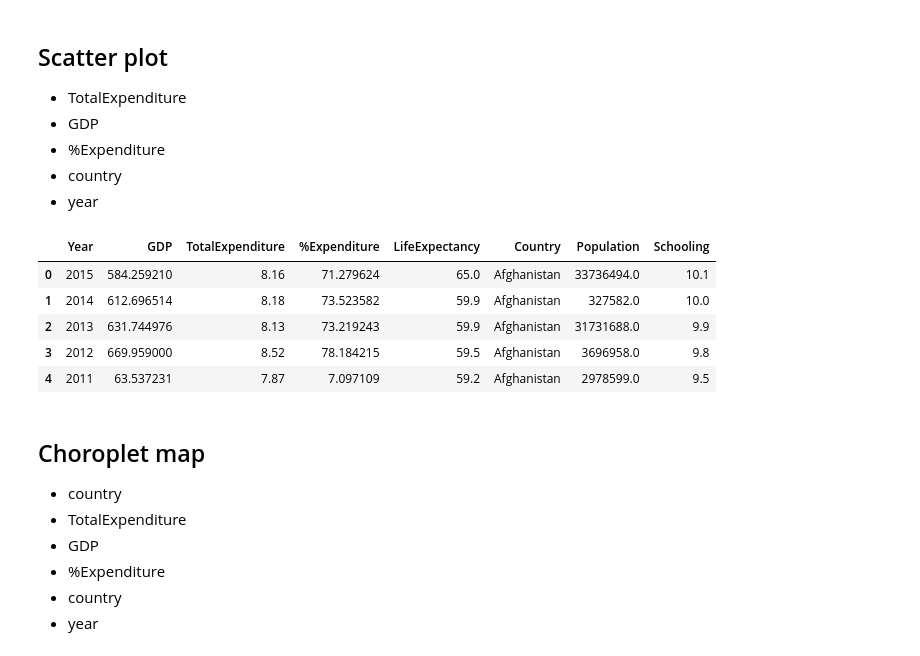
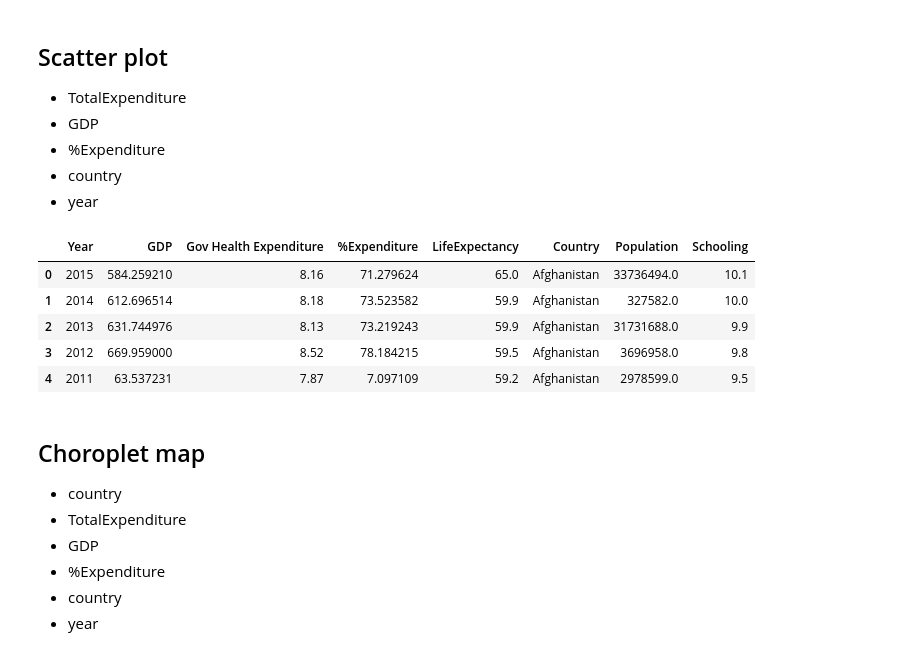
Before and after one commit to roberto98/DataViz-Project, a Jupyter notebook: python/Preprocessing.ipynb, the cells around one changed output. Saved outputs shown, nothing was run; the diff lists cells and outputs as text; code cells hidden in the pictures.

```diff
--- a/python/Preprocessing.ipynb
+++ b/python/Preprocessing.ipynb
@@ -608,10 +608,10 @@ violin.head()
 - year
 # %%
 scatter = kaggle_df[['Year', 'GDP', 'TotalExpenditure', '%Expenditure', 'LifeExpectancy', 'Country', 'Population', "Schooling"]]
-#catter.rename(columns = {'TotalExpenditure':'Gov Health Expenditure'                            }, inplace = True)
+scatter = scatter.rename(columns = {'TotalExpenditure':'Gov Health Expenditure'}, inplace = False)
 scatter.head()
 # %% [output]
-|  | Year | GDP | TotalExpenditure | %Expenditure | LifeExpectancy | Country | Population | Schooling |
+|  | Year | GDP | Gov Health Expenditure | %Expenditure | LifeExpectancy | Country | Population | Schooling |
 | 0 | 2015 | 584.259210 | 8.16 | 71.279624 | 65.0 | Afghanistan | 33736494.0 | 10.1 |
 | 1 | 2014 | 612.696514 | 8.18 | 73.523582 | 59.9 | Afghanistan | 327582.0 | 10.0 |
 | 2 | 2013 | 631.744976 | 8.13 | 73.219243 | 59.9 | Afghanistan | 31731688.0 | 9.9 |
```
Also changed, not shown: 8 other files.
